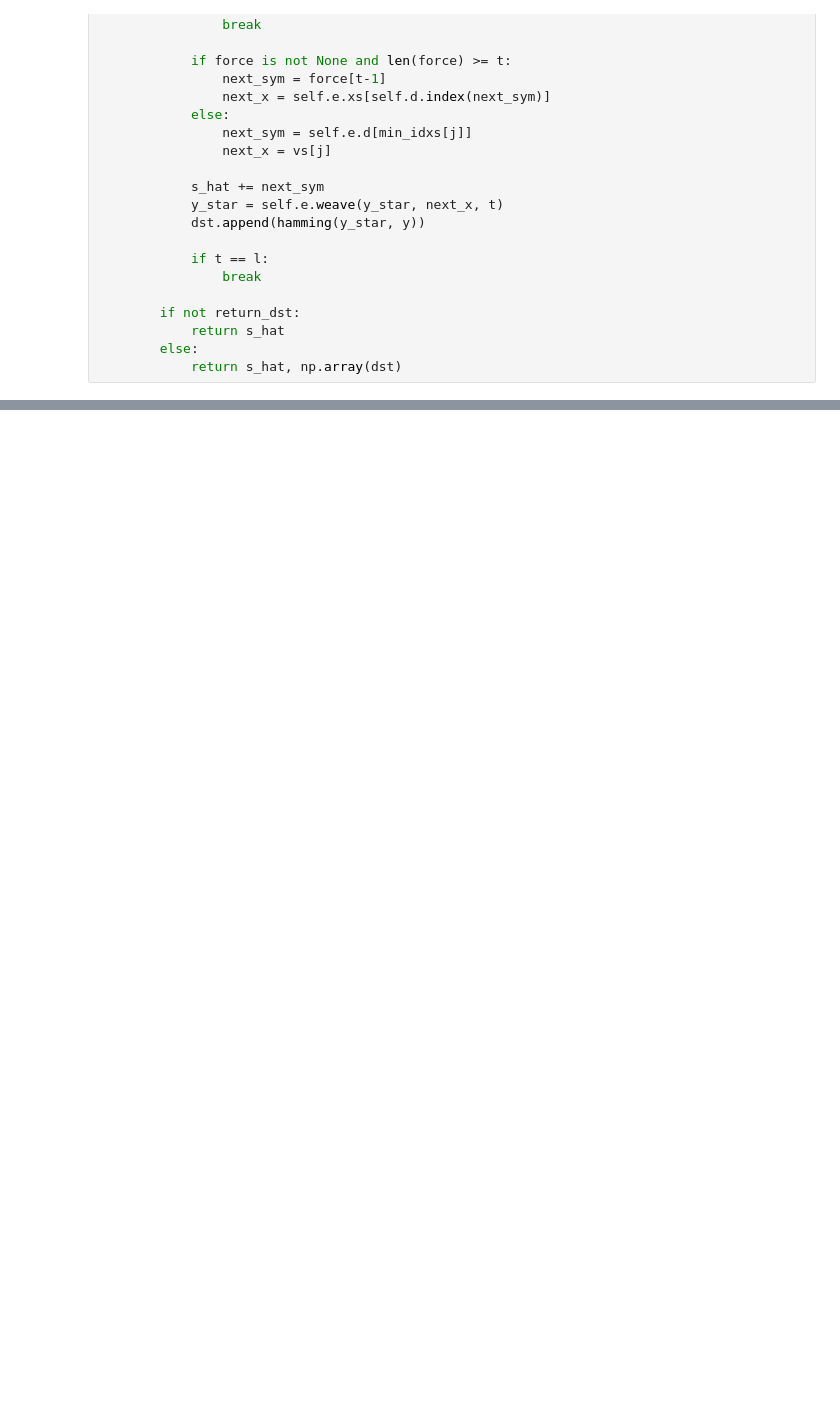
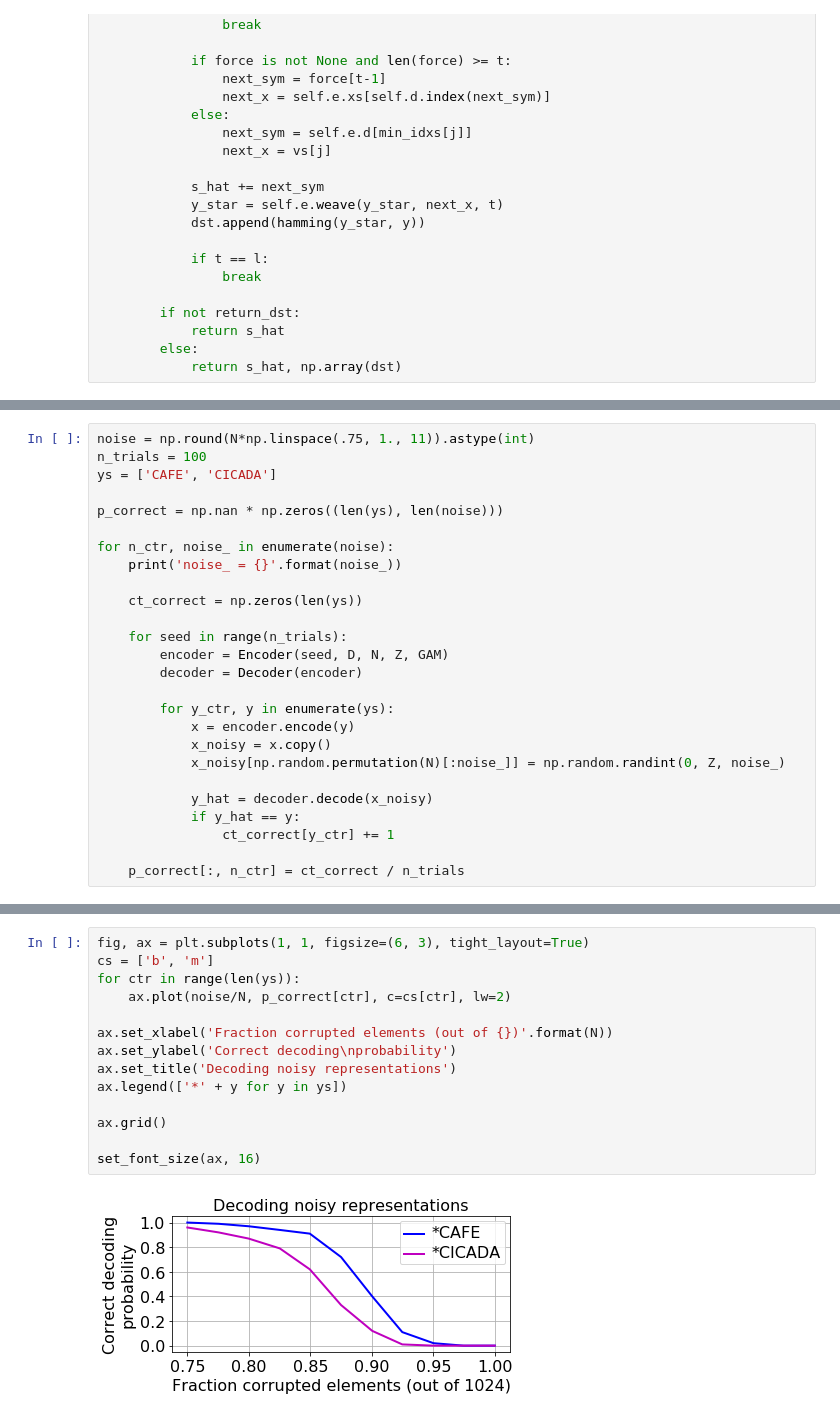
Before and after one commit to rkp8000/crossing_over, a Jupyter notebook: 2_decoding.ipynb, the cells around one changed output, grey strips where cells are left out. Cells and saved outputs as stored; diff of their text form; blank space fills up the shorter version.

```diff
--- a/2_decoding.ipynb
+++ b/2_decoding.ipynb
@@ -401,0 +232,26 @@ set_font_size(cax, 16)
+# %%
+noise = np.round(N*np.linspace(.75, 1., 11)).astype(int)
+n_trials = 100
+ys = ['CAFE', 'CICADA']
+
+p_correct = np.nan * np.zeros((len(ys), len(noise)))
+
+for n_ctr, noise_ in enumerate(noise):
+    print('noise_ = {}'.format(noise_))
+
+    ct_correct = np.zeros(len(ys))
+
+    for seed in range(n_trials):
+        encoder = Encoder(seed, D, N, Z, GAM)
+        decoder = Decoder(encoder)
+
+        for y_ctr, y in enumerate(ys):
+            x = encoder.encode(y)
+            x_noisy = x.copy()
+            x_noisy[np.random.permutation(N)[:noise_]] = np.random.randint(0, Z, noise_)
+
+            y_hat = decoder.decode(x_noisy)
+            if y_hat == y:
+                ct_correct[y_ctr] += 1
+
+    p_correct[:, n_ctr] = ct_correct / n_trials
@@ -401,0 +270,16 @@ set_font_size(cax, 16)
+# %%
+fig, ax = plt.subplots(1, 1, figsize=(6, 3), tight_layout=True)
+cs = ['b', 'm']
+for ctr in range(len(ys)):
+    ax.plot(noise/N, p_correct[ctr], c=cs[ctr], lw=2)
+
+ax.set_xlabel('Fraction corrupted elements (out of {})'.format(N))
+ax.set_ylabel('Correct decoding\nprobability')
+ax.set_title('Decoding noisy representations')
+ax.legend(['*' + y for y in ys])
+
+ax.grid()
+
+set_font_size(ax, 16)
+# %% [output]
+[figure, added]
```
Also changed, not shown: parts of 10 cells of this notebook.
